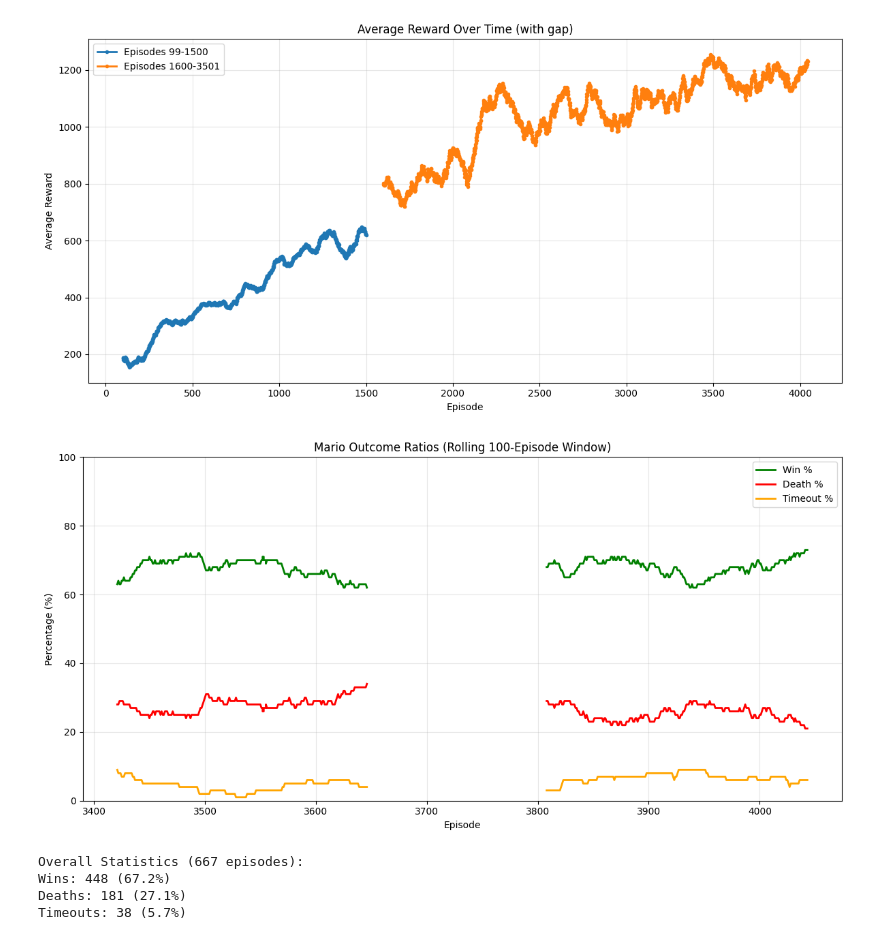
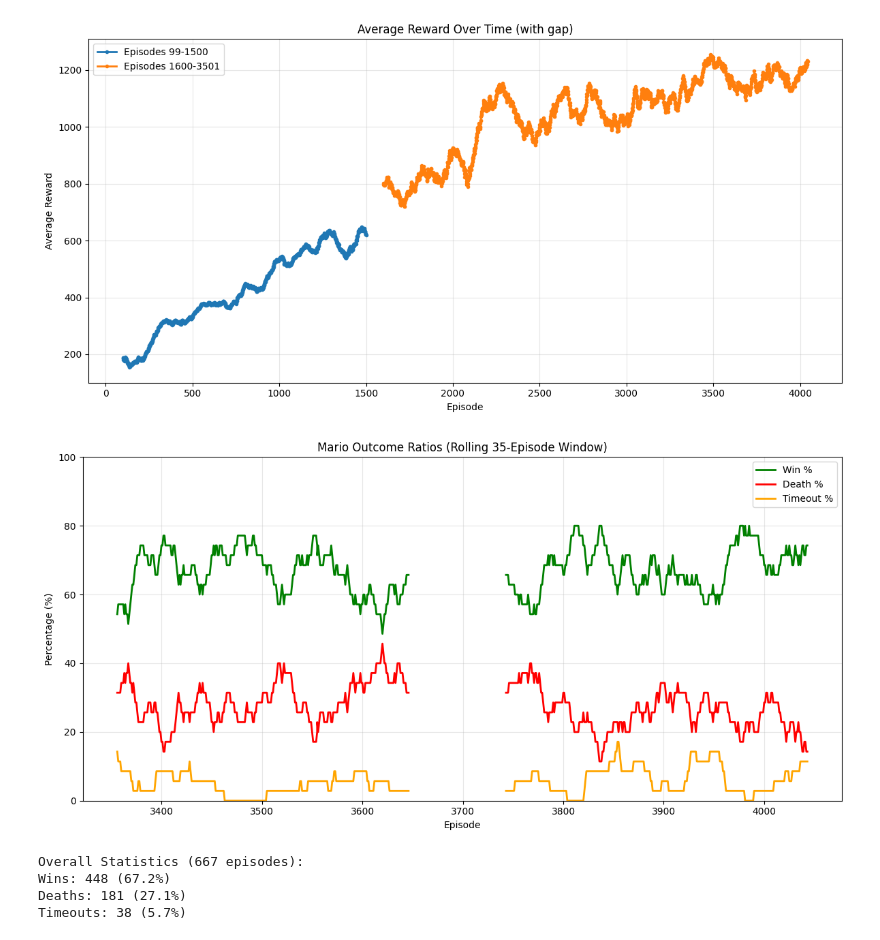
Before and after one commit to rhit-valentwa/CSSE416-FinalProject, a Jupyter notebook: display/display.ipynb, the cells around one changed output. Saved outputs shown, nothing was run; the diff lists cells and outputs as text; code cells hidden in the pictures.

Commit message:
changed graph to customizable window for winrate

```diff
--- a/display/display.ipynb
+++ b/display/display.ipynb
@@ -121,7 +121,7 @@ else:
     batches = [(episodes, outcomes)]
 
 # Calculate rolling ratios for each batch
-window_size = 100
+window_size = 35
 all_win_ratios = []
 all_die_ratios = []
 all_timeout_ratios = []
@@ -134,6 +134,7 @@ for batch_episodes, batch_outcomes in batches:
     episode_centers = []
 
     for i in range(len(batch_outcomes)):
+        # Skip until we have a full window
         if i < window_size - 1:
             continue
 
@@ -153,34 +154,34 @@ for batch_episodes, batch_outcomes in batches:
 # Plot
 plt.figure(figsize=(12, 6))
 
 # Plot each batch separately to show gap
 for i, (episodes_batch, win_batch, die_batch, timeout_batch) in enumerate(
     zip(all_episode_centers, all_win_ratios, all_die_ratios, all_timeout_ratios)
 ):
     label_suffix = '' if i == 0 else ''  # Only label first batch
     plt.plot(episodes_batch, win_batch, linewidth=2, color='green',
              label='Win %' if i == 0 else '')
     plt.plot(episodes_batch, die_batch, linewidth=2, color='red',
              label='Death %' if i == 0 else '')
     plt.plot(episodes_batch, timeout_batch, linewidth=2, color='orange',
              label='Timeout %' if i == 0 else '')
 
 plt.xlabel('Episode')
 plt.ylabel('Percentage (%)')
 plt.title(f'Mario Outcome Ratios (Rolling {window_size}-Episode Window)')
 plt.legend()
 plt.grid(True, alpha=0.3)
 plt.ylim(0, 100)
 plt.tight_layout()
 plt.show()
 
 # Print overall statistics
 print(f"\nOverall Statistics ({len(outcomes)} episodes):")
 print(f"Wins: {outcomes.count('win')} ({outcomes.count('win')/len(outcomes)*100:.1f}%)")
 print(f"Deaths: {outcomes.count('die')} ({outcomes.count('die')/len(outcomes)*100:.1f}%)")
 print(f"Timeouts: {outcomes.count('timeout')} ({outcomes.count('timeout')/len(outcomes)*100:.1f}%)")
 # %% [output]
-[figure, old version]
+[figure, new version]
 Overall Statistics (667 episodes):
 Wins: 448 (67.2%)
 Deaths: 181 (27.1%)
```
